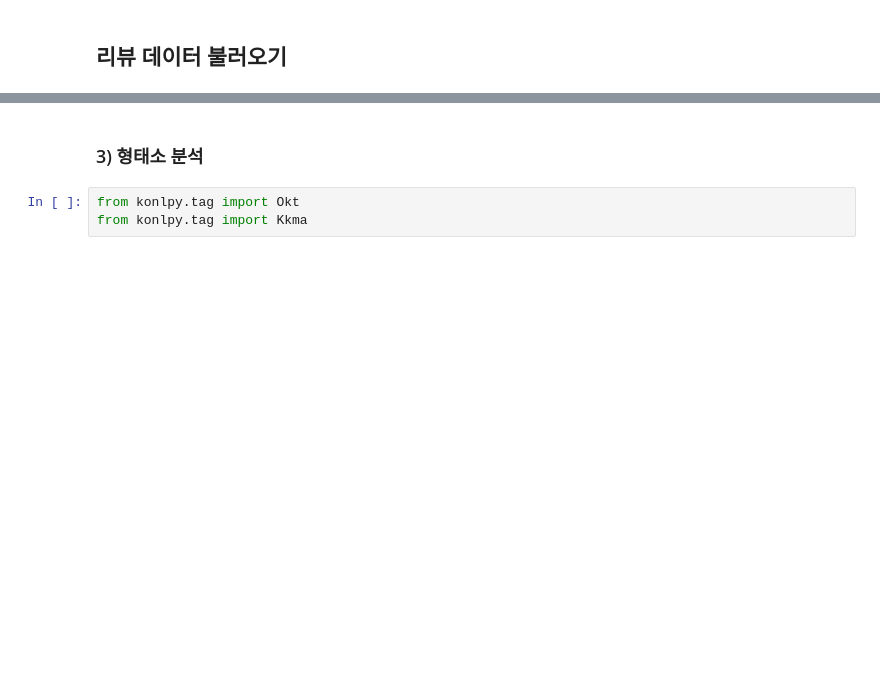
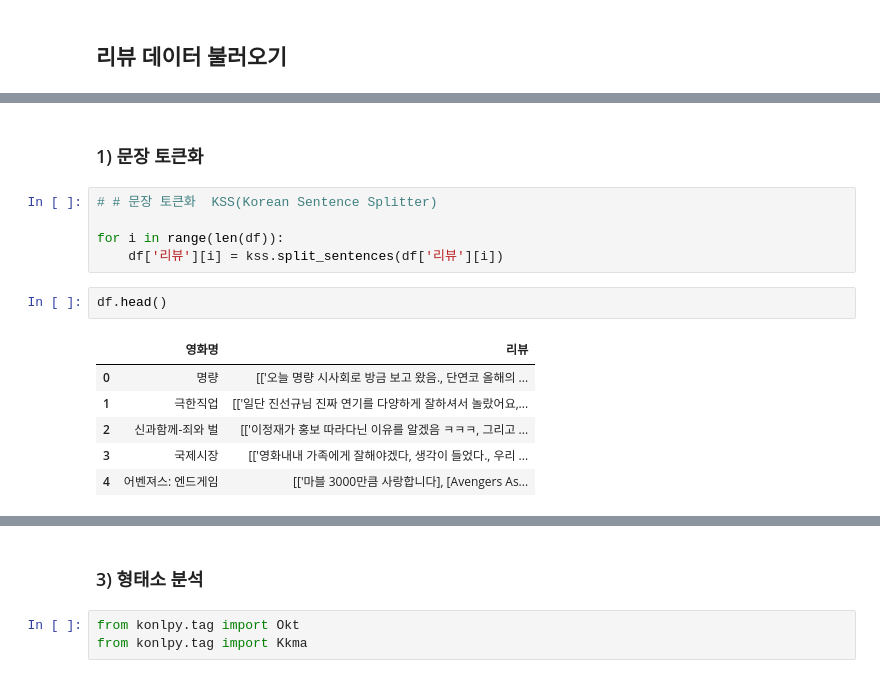
Before and after one commit to Play-Web-miniProject/MovieDL, a Jupyter notebook: suyeon/naver_API_practice.ipynb, the cells around one changed output, grey strips where cells are left out. Saved outputs shown, nothing was run; the diff lists cells and outputs as text; blank space fills up the shorter version.

```diff
--- a/suyeon/naver_API_practice.ipynb
+++ b/suyeon/naver_API_practice.ipynb
@@ -128,0 +176,16 @@ review.drop(['Unnamed: 0'], axis = 1, inplace = True)
+# %% [markdown]
+### 1) 문장 토큰화
+# %%
+# # 문장 토큰화  KSS(Korean Sentence Splitter)
+
+for i in range(len(df)):
+    df['리뷰'][i] = kss.split_sentences(df['리뷰'][i])
+# %%
+df.head()
+# %% [output]
+|  | 영화명 | 리뷰 |
+| 0 | 명량 | [['오늘 명량 시사회로 방금 보고 왔음., 단연코 올해의 ... |
+| 1 | 극한직업 | [['일단 진선규님 진짜 연기를 다양하게 잘하셔서 놀랐어요,... |
+| 2 | 신과함께-죄와 벌 | [['이정재가 홍보 따라다닌 이유를 알겠음 ㅋㅋㅋ, 그리고 ... |
+| 3 | 국제시장 | [['영화내내 가족에게 잘해야겠다, 생각이 들었다., 우리 ... |
+| 4 | 어벤져스: 엔드게임 | [['마블 3000만큼 사랑합니다], [Avengers As... |
```
Also changed, not shown: parts of 40 cells of this notebook, 11 other files.
